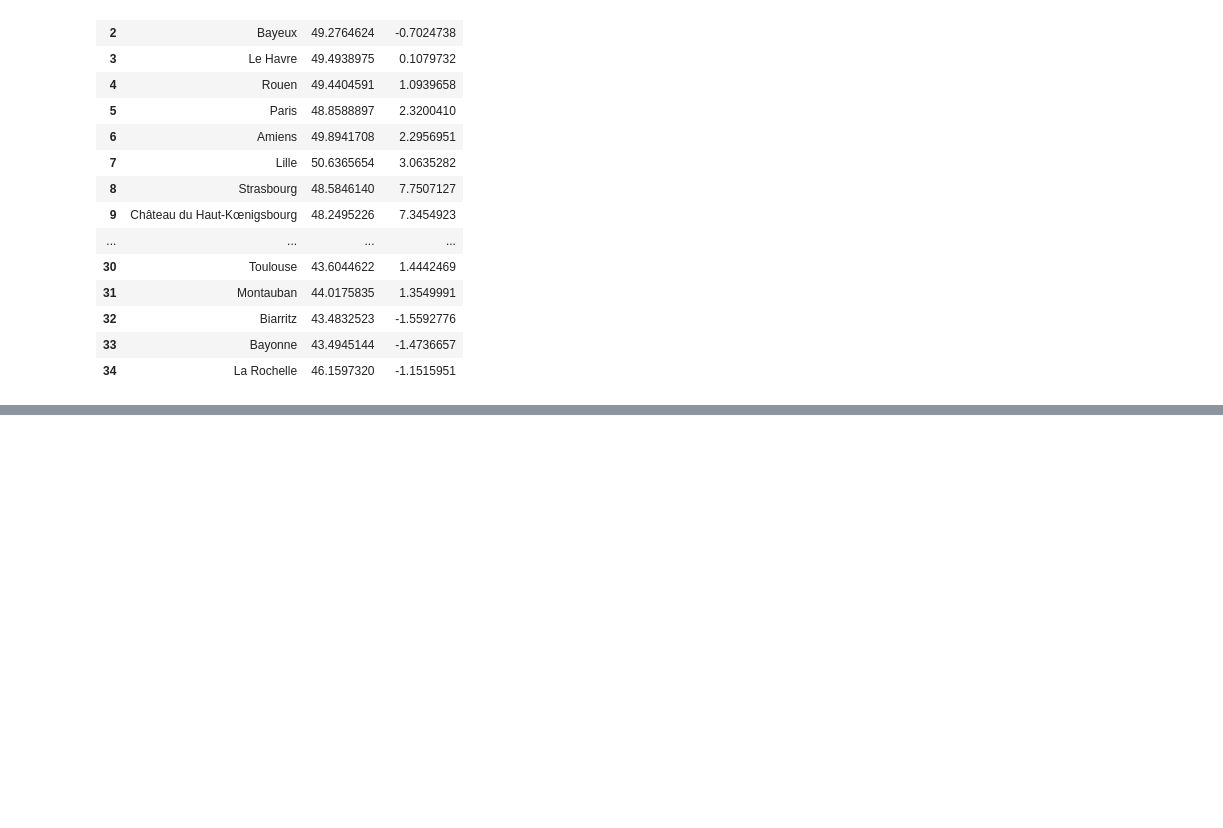
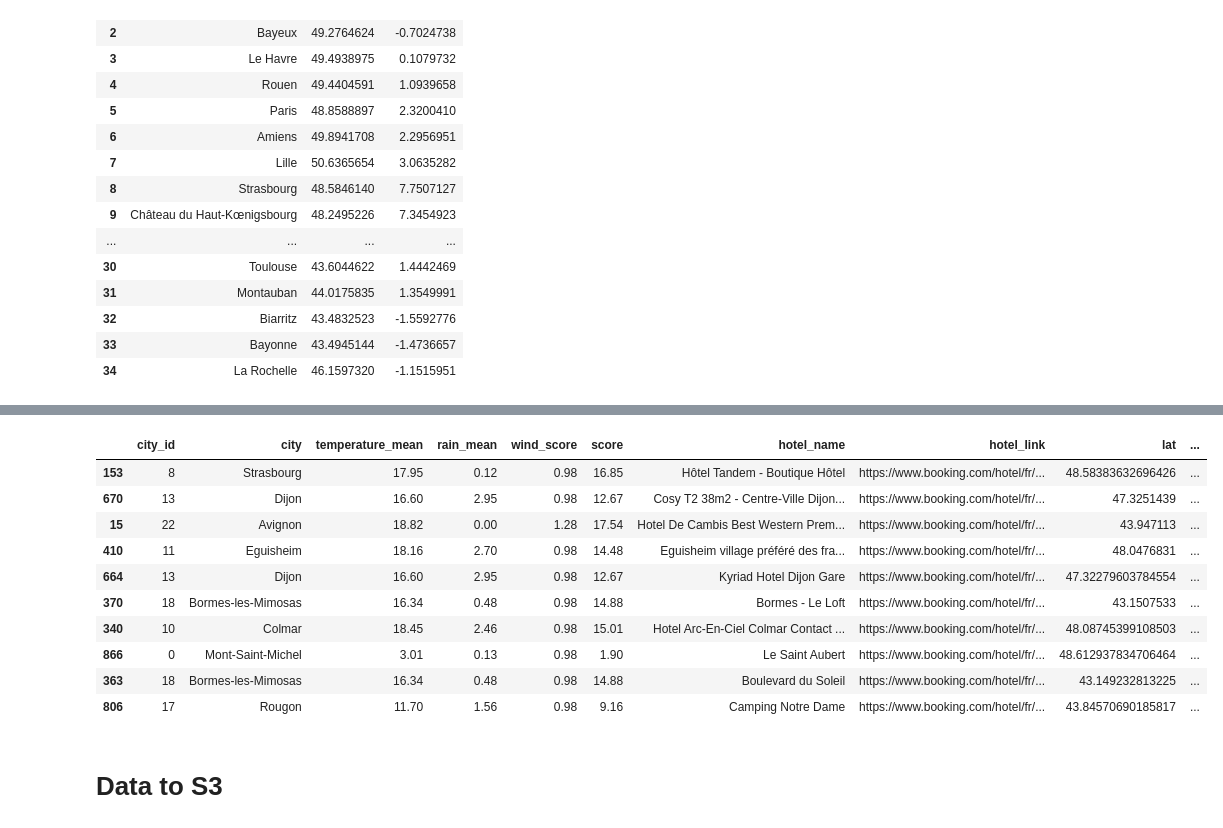
Before and after one commit to Quentin-qha/Jedha, a Jupyter notebook: 03_data_collection_and_managment/final_project/kayak.ipynb, the cells around one changed output, grey strips where cells are left out. Cells and saved outputs as stored; diff of their text form; code cells hidden in the pictures; blank space fills up the shorter version.

```diff
--- a/03_data_collection_and_managment/final_project/kayak.ipynb
+++ b/03_data_collection_and_managment/final_project/kayak.ipynb
@@ -256,0 +287,20 @@ df_weather.to_csv("export/weather.csv", index=False)
+# %%
+import numpy as np
+
+df_global = pd.merge(df_weather, df_hotel, on='city_id', how='inner')
+df_global = df_global.drop(columns=["city"])
+df_global = df_global.rename(columns={"city_name": "city"})
+df_global["stars"] = df_global["stars"].replace(0, np.nan)
+df_global.sample(10)
+# %% [output]
+|  | city_id | city | temperature_mean | rain_mean | wind_score | score | hotel_name | hotel_link | lat | ... |
+| 153 | 8 | Strasbourg | 17.95 | 0.12 | 0.98 | 16.85 | Hôtel Tandem - Boutique Hôtel | https://www.booking.com/hotel/fr/... | 48.58383632696426 | ... |
+| 670 | 13 | Dijon | 16.60 | 2.95 | 0.98 | 12.67 | Cosy T2 38m2 - Centre-Ville Dijon... | https://www.booking.com/hotel/fr/... | 47.3251439 | ... |
+| 15 | 22 | Avignon | 18.82 | 0.00 | 1.28 | 17.54 | Hotel De Cambis Best Western Prem... | https://www.booking.com/hotel/fr/... | 43.947113 | ... |
+| 410 | 11 | Eguisheim | 18.16 | 2.70 | 0.98 | 14.48 | Eguisheim village préféré des fra... | https://www.booking.com/hotel/fr/... | 48.0476831 | ... |
+| 664 | 13 | Dijon | 16.60 | 2.95 | 0.98 | 12.67 | Kyriad Hotel Dijon Gare | https://www.booking.com/hotel/fr/... | 47.32279603784554 | ... |
+| 370 | 18 | Bormes-les-Mimosas | 16.34 | 0.48 | 0.98 | 14.88 | Bormes - Le Loft | https://www.booking.com/hotel/fr/... | 43.1507533 | ... |
+| 340 | 10 | Colmar | 18.45 | 2.46 | 0.98 | 15.01 | Hotel Arc-En-Ciel Colmar Contact ... | https://www.booking.com/hotel/fr/... | 48.08745399108503 | ... |
+| 866 | 0 | Mont-Saint-Michel | 3.01 | 0.13 | 0.98 | 1.90 | Le Saint Aubert | https://www.booking.com/hotel/fr/... | 48.612937834706464 | ... |
+| 363 | 18 | Bormes-les-Mimosas | 16.34 | 0.48 | 0.98 | 14.88 | Boulevard du Soleil | https://www.booking.com/hotel/fr/... | 43.149232813225 | ... |
+| 806 | 17 | Rougon | 11.70 | 1.56 | 0.98 | 9.16 | Camping Notre Dame | https://www.booking.com/hotel/fr/... | 43.84570690185817 | ... |
@@ -256,0 +309,2 @@ df_weather.to_csv("export/weather.csv", index=False)
+# %% [markdown]
+# Data to S3
```
Also changed, not shown: parts of 16 cells of this notebook, 5 other files.
